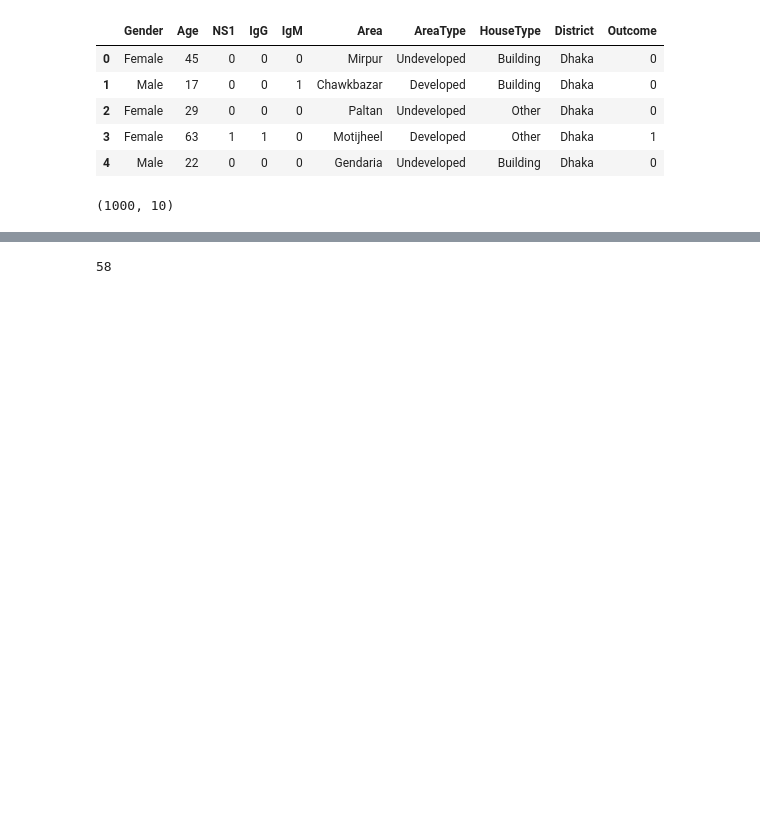
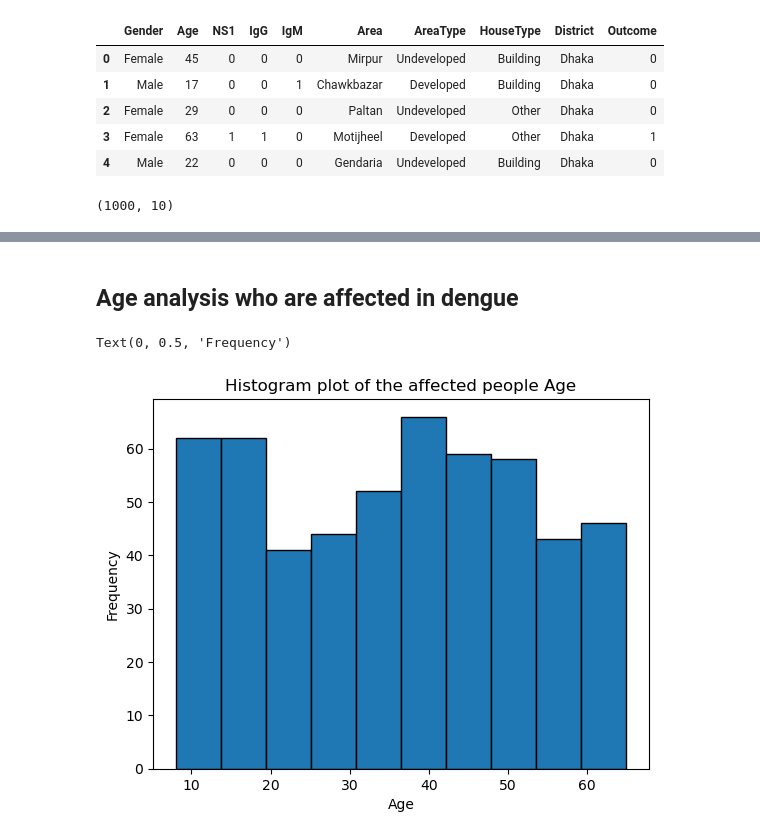
Before and after one commit to marziasu/ML_Project, a Jupyter notebook: dengue_predict/dengue_predict.ipynb, the cells around one changed output, grey strips where cells are left out. Drawn from its saved outputs; the diff is of its cells as text; code cells hidden in the pictures; blank space fills up the shorter version.

```diff
--- a/dengue_predict/dengue_predict.ipynb
+++ b/dengue_predict/dengue_predict.ipynb
@@ -47,4 +65,10 @@ plt.hist(df['Age'],edgecolor='black')
+# %% [markdown]
+## Age analysis who are affected in dengue
 # %%
-plt.pie
+plt.hist(dengue_positive['Age'],edgecolor='black')
+plt.title('Histogram plot of the affected people Age')
+plt.xlabel('Age')
+plt.ylabel('Frequency')
 # %% [output]
-58
+Text(0, 0.5, 'Frequency')
+[figure, added]
```
Also changed, not shown: parts of 38 cells of this notebook, 8 other files.
